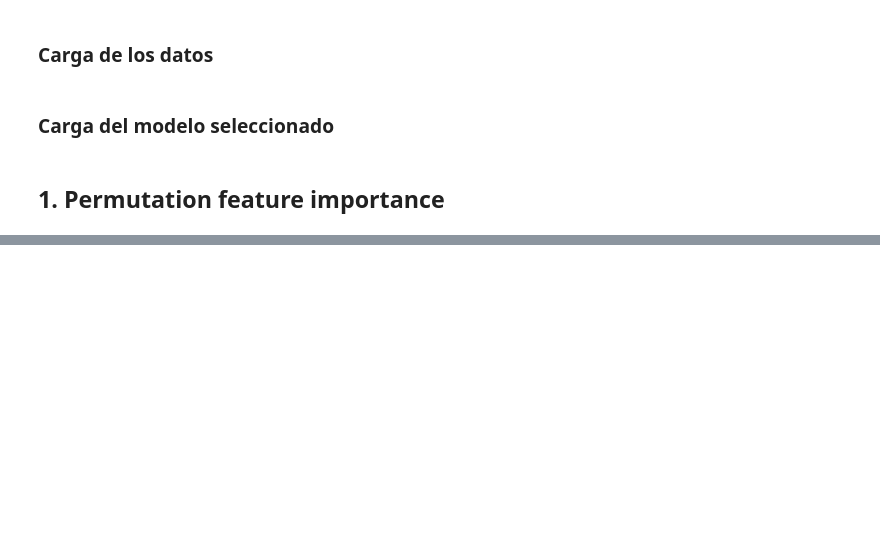
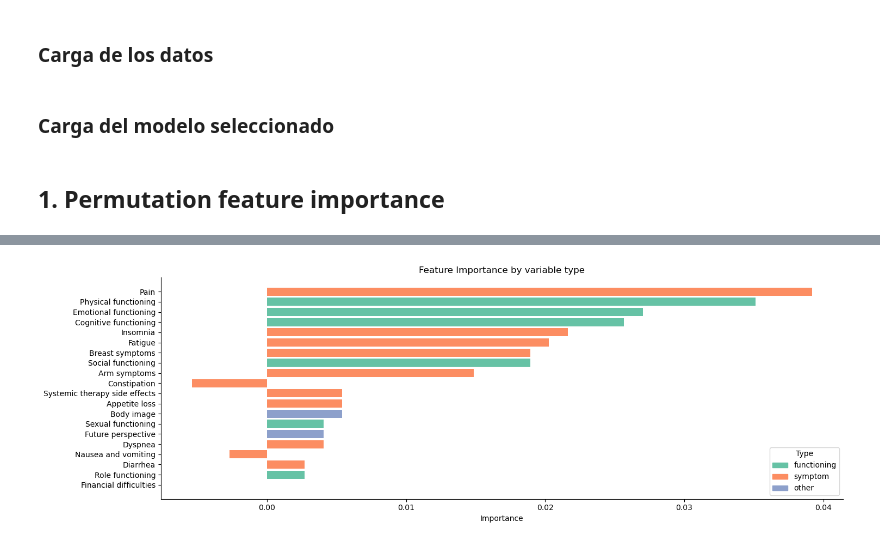
Before and after one commit to ppimas-uoc/TFG---Inteligencia-Artificial, a Jupyter notebook: Fase 2/3_Explicabilidad.ipynb, the cells around one changed output, grey strips where cells are left out. Saved outputs shown, nothing was run; the diff lists cells and outputs as text; code cells hidden in the pictures; blank space fills up the shorter version.

```diff
--- a/Fase 2/3_Explicabilidad.ipynb
+++ b/Fase 2/3_Explicabilidad.ipynb
@@ -72,0 +83,9 @@ sorted_indices = clf_model.feature_importances_.argsort()
+# %%
+model_permutation_importance = permutation_importance(clf_model, X_test, y_test, random_state=73)
+model_sorted_permutations = sorted(
+    zip(X_test.columns, model_permutation_importance.importances_mean),
+    key=lambda x: abs(x[1])
+)
+afn.viz_feature_importance(model_sorted_permutations)
+# %% [output]
+[figure, added]
```
Also changed, not shown: parts of 11 cells of this notebook, 9 other files.
